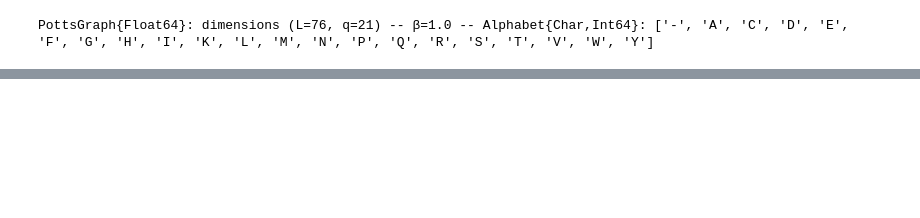
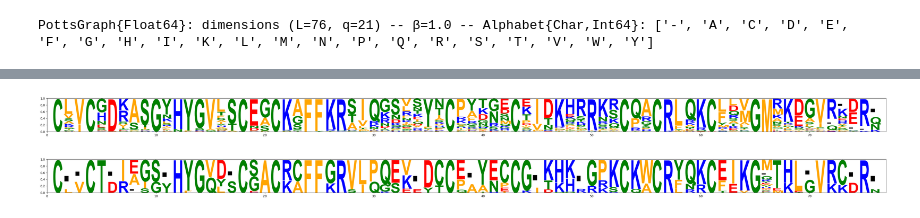
Before and after one commit to matteodeleonardis/PhyloBM, a Jupyter notebook: DBD/notebooks/sampling_reweighting.ipynb, the cells around one changed output, grey strips where cells are left out. Cells and saved outputs as stored; diff of their text form; code cells hidden in the pictures; blank space fills up the shorter version.

Commit message:
added logo of tree samples

```diff
--- a/DBD/notebooks/sampling_reweighting.ipynb
+++ b/DBD/notebooks/sampling_reweighting.ipynb
@@ -581,3 +581,17 @@ gcf()
+# %%
+figure(figsize=(50,2))
+logo_from_matrix(TreeCorr.compute_frequencies_from(msa_tree, q=q),
+    String(map(x->aa_alphabet.index_to_char[x], collect(1:q)))) |> plot_sequence_logo_aa
+gcf()
+# %% [output]
+[figure, added]
+# %%
+figure(figsize=(50,2))
+logo_from_matrix(TreeCorr.compute_frequencies_from(msa_tree_pca, q=q),
+    String(map(x->aa_alphabet.index_to_char[x], collect(1:q)))) |> plot_sequence_logo_aa
+gcf()
+# %% [output]
+[figure, added]
 # %%
 #TO DO:
 #1. map back covcariance and mean to estimate J and h Potts model
```
Also changed, not shown: parts of 13 cells of this notebook.
